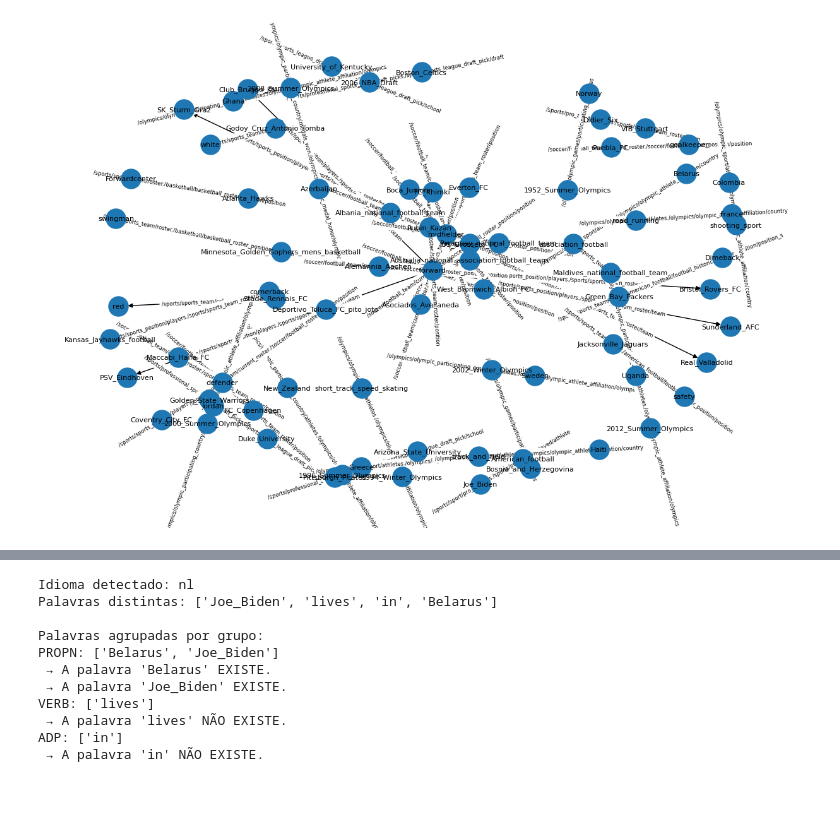
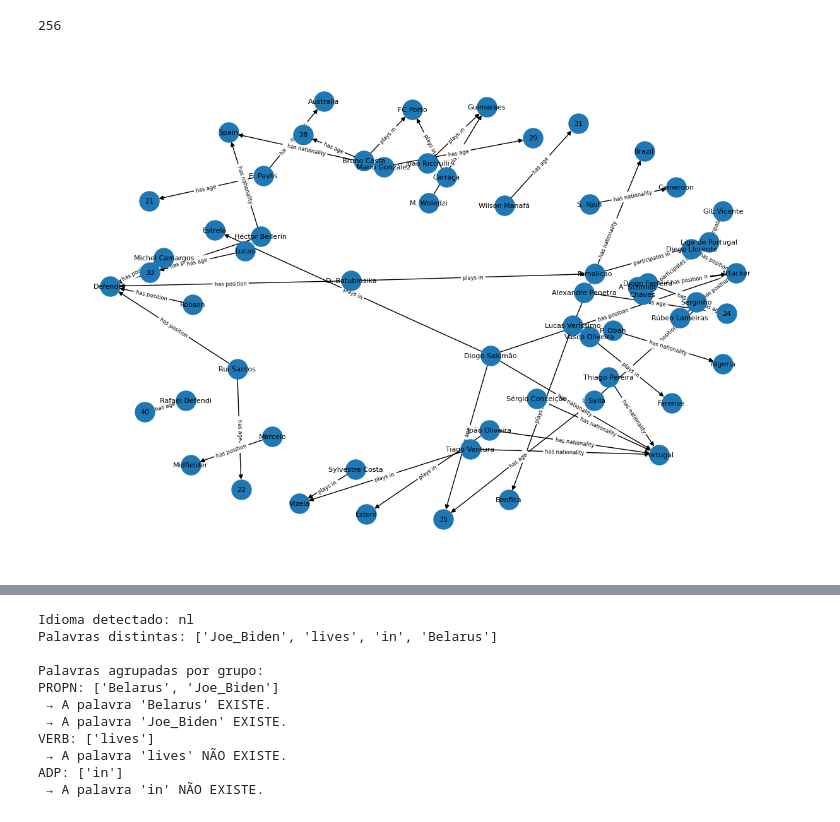
Before and after one commit to rodrigoborges11/Detetor, a Jupyter notebook: detetor.ipynb, the cells around one changed output, grey strips where cells are left out. Saved outputs shown, nothing was run; the diff lists cells and outputs as text; code cells hidden in the pictures.

```diff
--- a/detetor.ipynb
+++ b/detetor.ipynb
@@ -10,65 +42,47 @@ mid_to_name = {mid: data["label"] for mid, data in mid_info.items()}
 # %%
+from rdflib import Graph, URIRef, Literal, RDF
 
+grafo = Graph()
 
-import csv
+league_id = "Liga de Portugal"      # Primeira Liga
+season_year = 2023    # A season que estás a usar na API-Football
 
-from rdflib import Graph, URIRef
-import re, unicodedata
-# 1. Criar o grafo RDF
-kg = Graph()
-SPORT = {
-    "/sports/",
-    "/soccer/",
-    "/olympics/",
-}
-def clean_name(name):
-    # remover acentos
-    name = unicodedata.normalize('NFKD', name).encode('ASCII', 'ignore').decode()
-    # substituir espaços por _
-    name = name.replace(" ", "_")
-    # remover tudo que não for letra, número ou _
-    name = re.sub(r"[^a-zA-Z0-9_]", "", name)
-    return name
+for p in players:
+    player = p["player"]["name"]
+    age = p["player"]["age"]
+    team = p["statistics"][0]["team"]["name"]
+    position = p["statistics"][0]["games"]["position"]
+    nationality = p["player"]["nationality"]
 
-# 2. Adicionar as triplas do dataset
-for item in ds['train']:
-    parts = item['text'].split("\t")
-    if len(parts) != 3:
-        continue
+        # === Tipos ===
+    grafo.add((Literal(player), Literal("has age"), Literal(age)))
+    grafo.add((Literal(player), Literal("plays in"), Literal(team)))
+    grafo.add((Literal(player), Literal("has position"), Literal(position)))
+    grafo.add((Literal(team), Literal("participates in"), Literal(league_id)))
+    grafo.add((Literal(player), Literal("has nationality"), Literal(nationality)))
 
-    head, relation, tail = parts
-    if not relation.startswith(tuple(SPORT)):
-        continue
-    head_name = mid_to_name.get(head, head)
-    tail_name = mid_to_name.get(tail, tail)
-    head = clean_name(head_name)
-    tail = clean_name(tail_name)
-
-    # criar URIs para cada elemento
-    head_uri = URIRef(head)
-    relation_uri = URIRef(relation)
-    tail_uri = URIRef(tail)
-
-    kg.add((head_uri, relation_uri, tail_uri))
+print(grafo.__len__())
+# %% [output]
+256
 # %%
 import networkx as nx
-subgraph = list(kg)[:50]  # 50 triplas
+subgraph = list(grafo)[:50]  # 50 triplas
 import matplotlib.pyplot as plt
 
 # Converter o RDFLib Graph para NetworkX
 G = nx.DiGraph()
 
 for s, p, o in subgraph:
     G.add_edge(str(s), str(o), label=str(p))
 
 
 plt.figure(figsize=(12, 8))
 pos = nx.spring_layout(G, k=0.3)
 nx.draw(G, pos, with_labels=True, node_size=500, font_size=8)
 nx.draw_networkx_edge_labels(G, pos, edge_labels={(s, o): p for s, o, p in G.edges(data='label')}, font_size=6)
 plt.show()
 # %% [output]
-[figure, old version]
+[figure, new version]
 # %%
 import spacy
 from langdetect import detect
```
Also changed, not shown: parts of 2 cells of this notebook.
